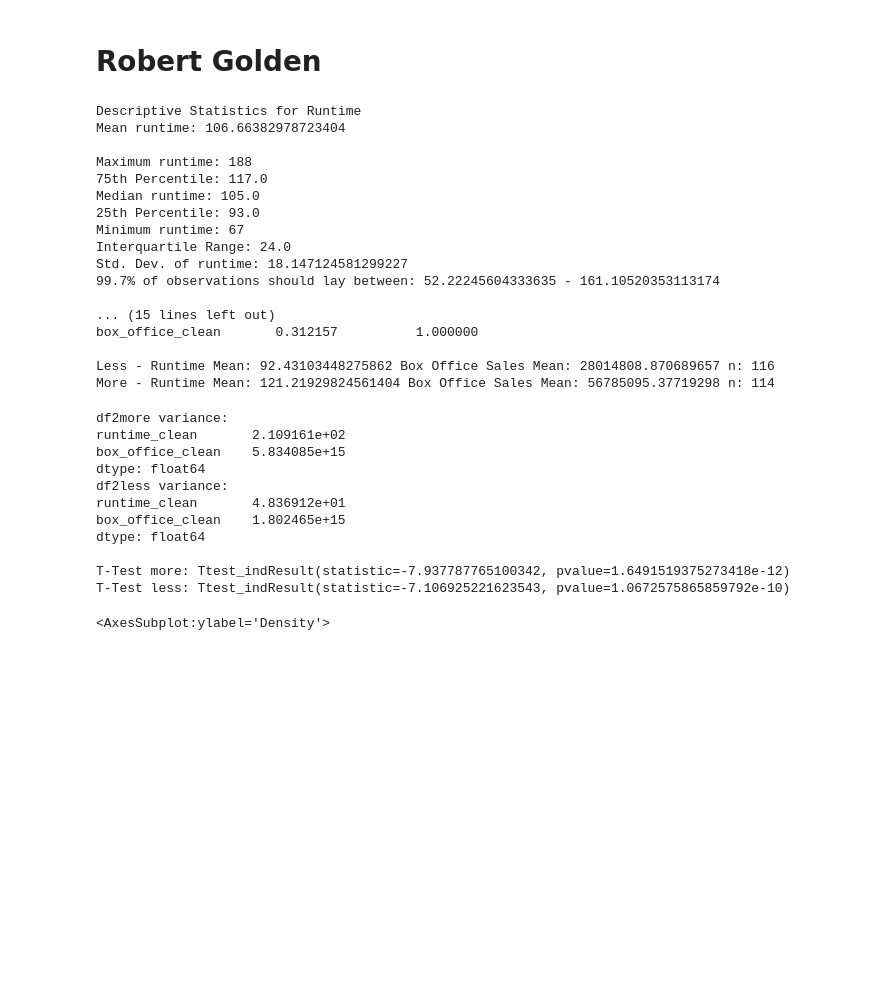
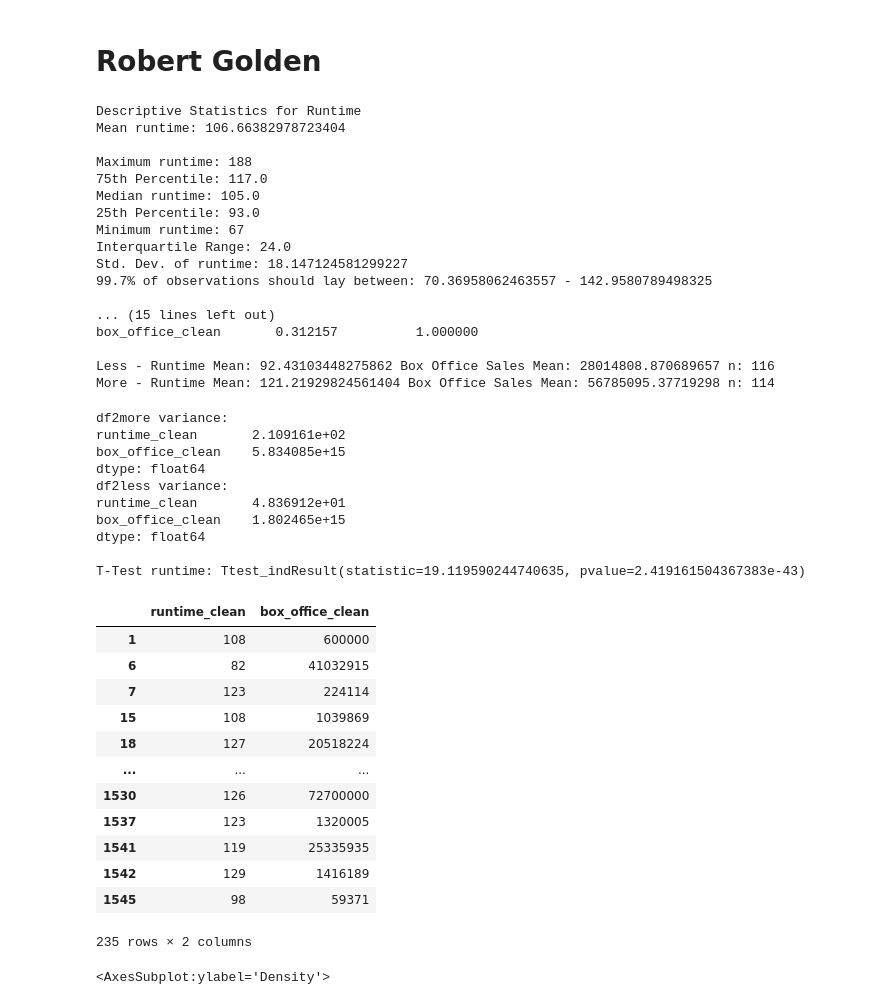
Before and after one commit to jumholtz/AIOverlordSupporters, a Jupyter notebook: student.ipynb, the cells around one changed output. Saved outputs shown, nothing was run; the diff lists cells and outputs as text; code cells hidden in the pictures; blank space fills up the shorter version.

Commit message:
Final change, t-test, changed CI to 95%

```diff
--- a/student.ipynb
+++ b/student.ipynb
@@ -81,7 +81,7 @@ print('Minimum runtime:', min1)
 print('Interquartile Range:', Q1_3-Q1_1)
 print('Std. Dev. of runtime:', std1)
 
-print('99.7% of observations should lay between:', mean1-(std1*3), '-',mean1+(std1*3))
+print('99.7% of observations should lay between:', mean1-(std1*2), '-',mean1+(std1*2))
 
 print('') #for readability
 #Descriptive Stats for Box Office Sales
@@ -103,7 +103,7 @@ print('25th Percentile:', Q2_1)
 print('Minimum sales:', min2)
 print('Std. Dev of Sales:', std2)
 print('Interquartile Range:', Q2_3-Q2_1)
-print('99.7% of observations should lay between:', mean2-(std2*3), '-', mean2+(std2*3))
+print('99.7% of observations should lay between:', mean2-(std2*2), '-', mean2+(std2*2222))
 
 print('') #for readability
 print('Correlation Coefficient')
@@ -136,7 +136,7 @@ Median runtime: 105.0
 Minimum runtime: 67
 Interquartile Range: 24.0
 Std. Dev. of runtime: 18.147124581299227
-99.7% of observations should lay between: 52.22245604333635 - 161.10520353113174
+99.7% of observations should lay between: 70.36958062463557 - 142.9580789498325
 
 ... (15 lines left out)
 box_office_clean       0.312157          1.000000
@@ -146,31 +146,43 @@ More - Runtime Mean: 121.21929824561404 Box Office Sales Mean: 56785095.37719298
 # %%
 n = 235 #sample size
 df = n - 1 #degrees of freedom = sample size - 1
 
 print('df2more variance:')
 print(df2more.var())
 print('df2less variance:')
 print(df2less.var())
 print('')
 #test relationship between movie length over 105 minutes
-t_ind_more = stats.ttest_ind(df2more['runtime_clean'], df2more['box_office_clean'], equal_var=False)
-#test box_office_sales in movies over 505
-t_ind_less = stats.ttest_ind(df2less['runtime_clean'], df2less['box_office_clean'], equal_var=False)
+t_ind_runtime = stats.ttest_ind(df2more['runtime_clean'], df2less['runtime_clean'], equal_var=False)
 
-print('T-Test more:', t_ind_more)
-print('T-Test less:', t_ind_less)
+print('T-Test runtime:', t_ind_runtime)
+
+
+df2
 # %% [output]
 df2more variance:
 runtime_clean       2.109161e+02
 box_office_clean    5.834085e+15
 dtype: float64
 df2less variance:
 runtime_clean       4.836912e+01
 box_office_clean    1.802465e+15
 dtype: float64
 
-T-Test more: Ttest_indResult(statistic=-7.937787765100342, pvalue=1.6491519375273418e-12)
-T-Test less: Ttest_indResult(statistic=-7.106925221623543, pvalue=1.0672575865859792e-10)
+T-Test runtime: Ttest_indResult(statistic=19.119590244740635, pvalue=2.419161504367383e-43)
+|  | runtime_clean | box_office_clean |
+| 1 | 108 | 600000 |
+| 6 | 82 | 41032915 |
+| 7 | 123 | 224114 |
+| 15 | 108 | 1039869 |
+| 18 | 127 | 20518224 |
+| ... | ... | ... |
+| 1530 | 126 | 72700000 |
+| 1537 | 123 | 1320005 |
+| 1541 | 119 | 25335935 |
+| 1542 | 129 | 1416189 |
+| 1545 | 98 | 59371 |
+235 rows × 2 columns
 # %%
 sns.distplot(d1) #distribution for runtime
 # %% [output]
```
